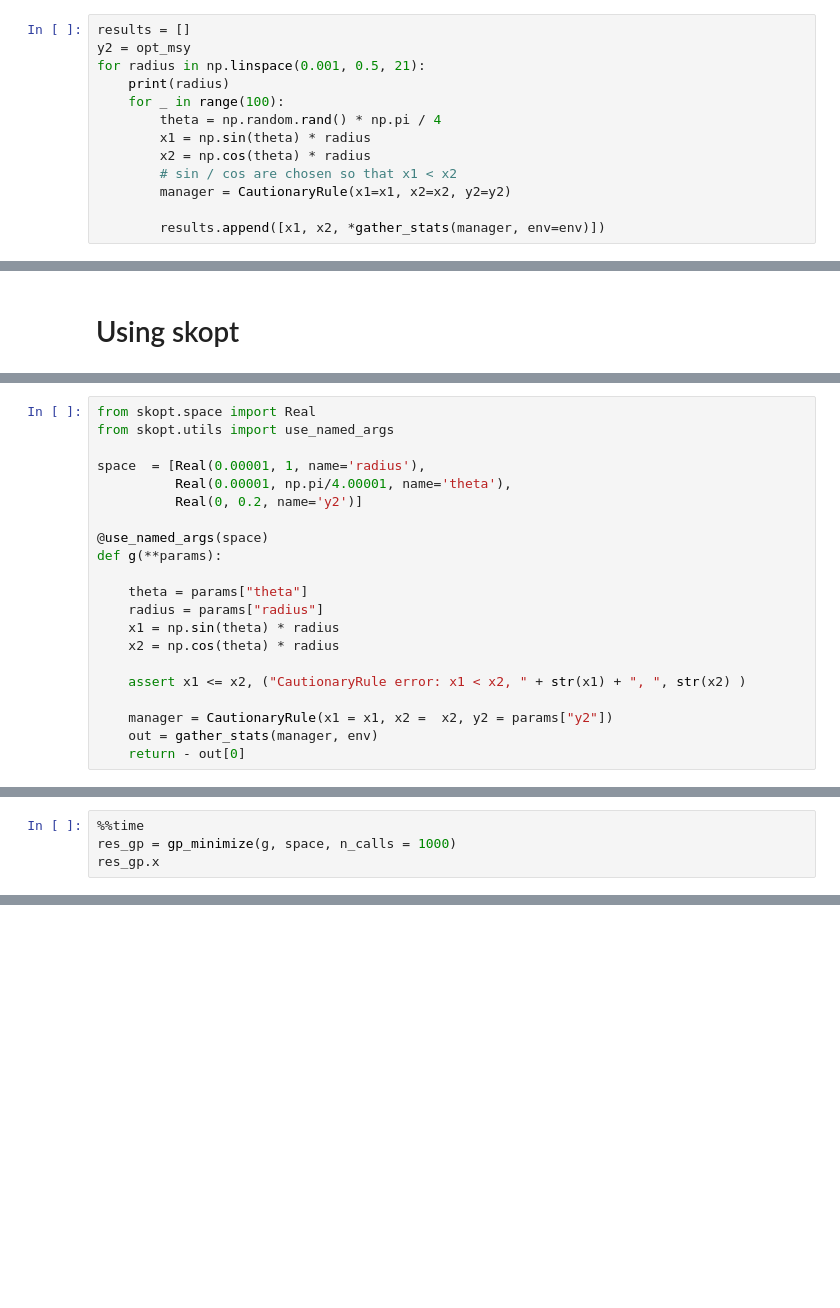
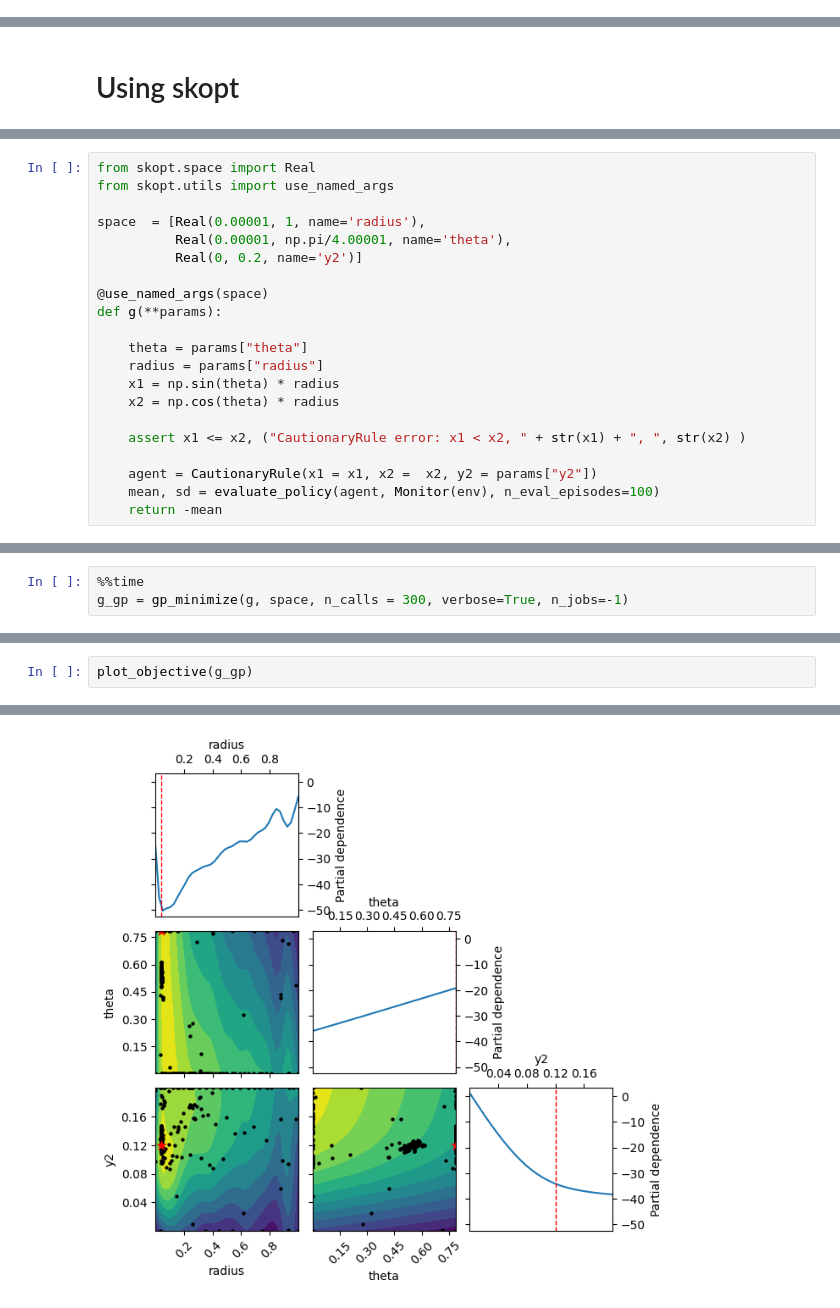
Before and after one commit to petebachant/rl4fisheries, a Jupyter notebook: notebooks/optimal-fixed-policy.ipynb, the cells around one changed output, grey strips where cells are left out. Saved outputs shown, nothing was run; the diff lists cells and outputs as text; blank space fills up the shorter version.

```diff
--- a/notebooks/optimal-fixed-policy.ipynb
+++ b/notebooks/optimal-fixed-policy.ipynb
@@ -146,13 +23,0 @@ opt_msy
-# %%
-results = []
-y2 = opt_msy
-for radius in np.linspace(0.001, 0.5, 21):
-    print(radius)
-    for _ in range(100):
-        theta = np.random.rand() * np.pi / 4
-        x1 = np.sin(theta) * radius
-        x2 = np.cos(theta) * radius
-        # sin / cos are chosen so that x1 < x2
-        manager = CautionaryRule(x1=x1, x2=x2, y2=y2)
-
-        results.append([x1, x2, *gather_stats(manager, env=env)])
@@ -263,6 +219,6 @@ def g(**params):
 
     assert x1 <= x2, ("CautionaryRule error: x1 < x2, " + str(x1) + ", ", str(x2) )
 
-    manager = CautionaryRule(x1 = x1, x2 =  x2, y2 = params["y2"])
-    out = gather_stats(manager, env)
-    return - out[0]
+    agent = CautionaryRule(x1 = x1, x2 =  x2, y2 = params["y2"])
+    mean, sd = evaluate_policy(agent, Monitor(env), n_eval_episodes=100)
+    return -mean
@@ -272,5 +225,4 @@ Wall time: 1.24 ms
 # %%
 %%time
-res_gp = gp_minimize(g, space, n_calls = 1000)
-res_gp.x
+g_gp = gp_minimize(g, space, n_calls = 300, verbose=True, n_jobs=-1)
 # %% [output]
@@ -286,0 +289,3 @@ gather_stats(manager, env=env)
+# %%
+plot_objective(g_gp)
+# %% [output]
@@ -286,0 +298 @@ gather_stats(manager, env=env)
+[figure, added]
```
Also changed, not shown: parts of 49 cells of this notebook, 4 other files.
